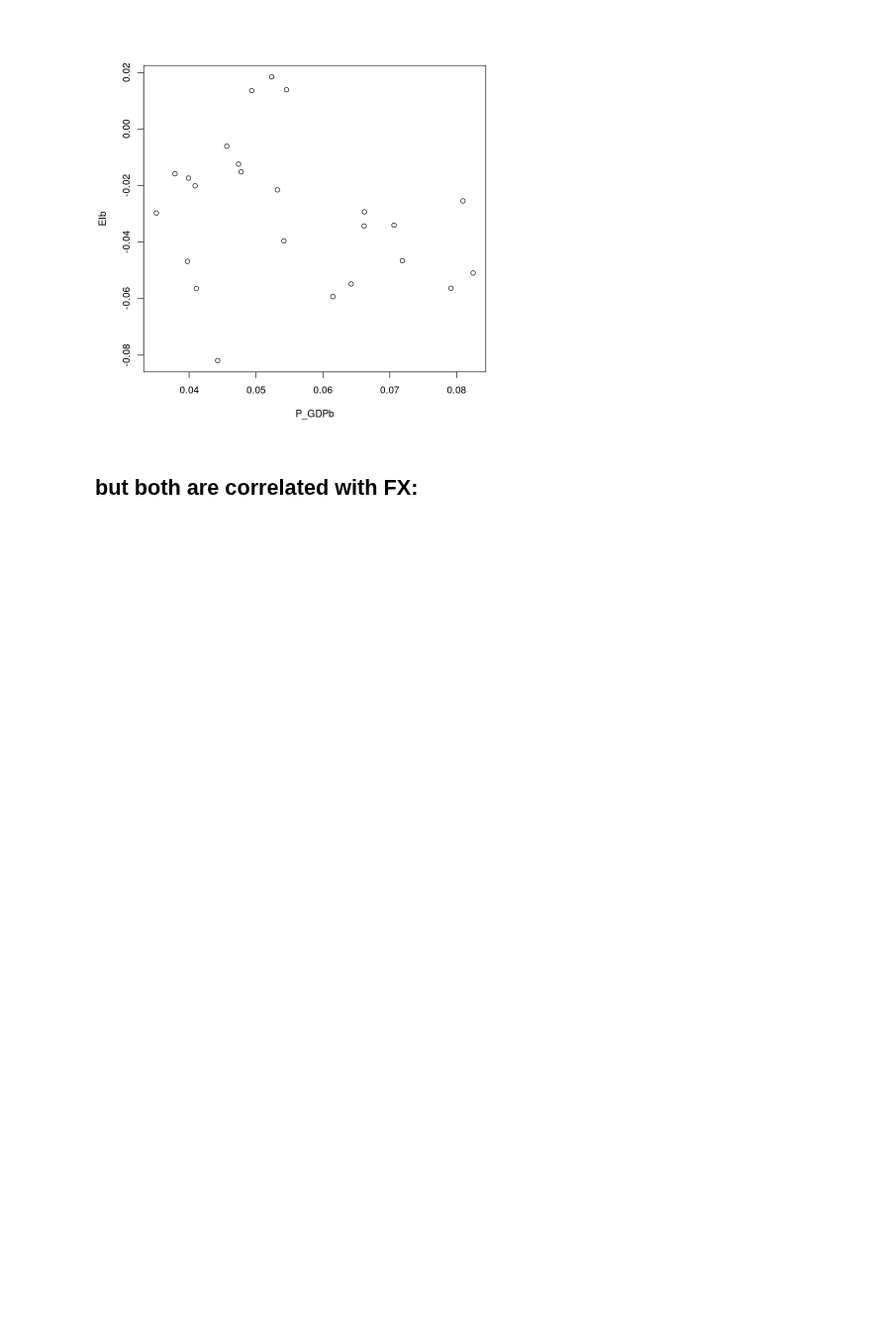
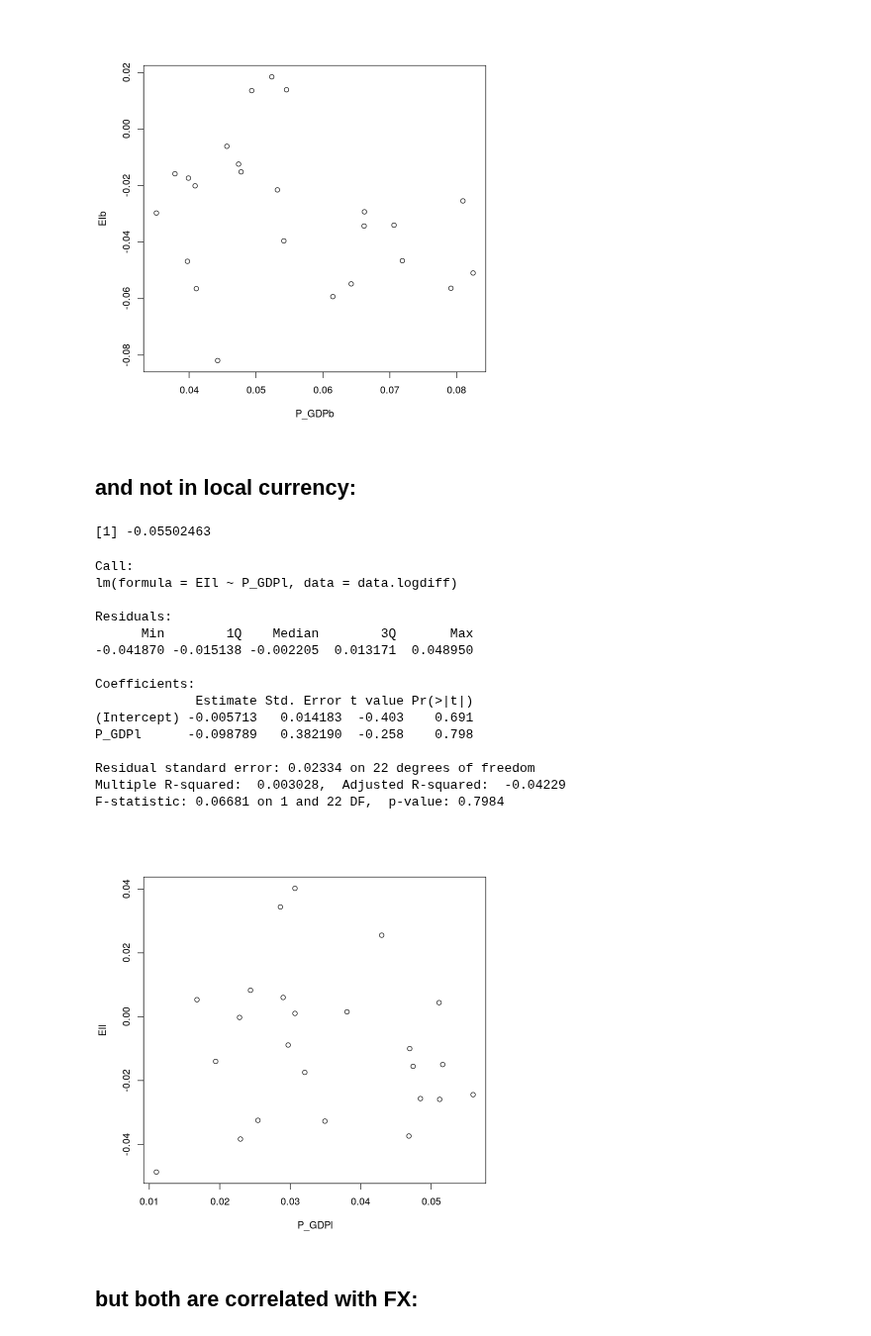
Before and after one commit to drakesiard/em-2020, a Jupyter notebook: analysis/8_FX_impact.ipynb, the cells around one changed output. Shown at 99% size. Drawn from its saved outputs; the diff is of its cells as text; code cells hidden in the pictures; blank space fills up the shorter version.

```diff
--- a/analysis/8_FX_impact.ipynb
+++ b/analysis/8_FX_impact.ipynb
@@ -85,6 +87,29 @@ Residual standard error: 0.02482 on 22 degrees of freedom
 Multiple R-squared:  0.06672,   Adjusted R-squared:  0.0243
 F-statistic: 1.573 on 1 and 22 DF,  p-value: 0.223
 [figure]
+# %% [markdown]
+## and not in local currency:
+# %%
+with(data.logdiff, {plot(P_GDPl, EIl); cor(P_GDPl, EIl, use="pairwise.complete.obs")})
+summary(lm(EIl ~ P_GDPl, data=data.logdiff))
+# %% [output]
+[1] -0.05502463
+Call:
+lm(formula = EIl ~ P_GDPl, data = data.logdiff)
+
+Residuals:
+      Min        1Q    Median        3Q       Max
+-0.041870 -0.015138 -0.002205  0.013171  0.048950
+
+Coefficients:
+             Estimate Std. Error t value Pr(>|t|)
+(Intercept) -0.005713   0.014183  -0.403    0.691
+P_GDPl      -0.098789   0.382190  -0.258    0.798
+
+Residual standard error: 0.02334 on 22 degrees of freedom
+Multiple R-squared:  0.003028,  Adjusted R-squared:  -0.04229
+F-statistic: 0.06681 on 1 and 22 DF,  p-value: 0.7984
+[figure, added]
 # %% [markdown]
 ## but both are correlated with FX:
 # %%
```
Also changed, not shown: parts of 2 cells of this notebook, 6 other files.
